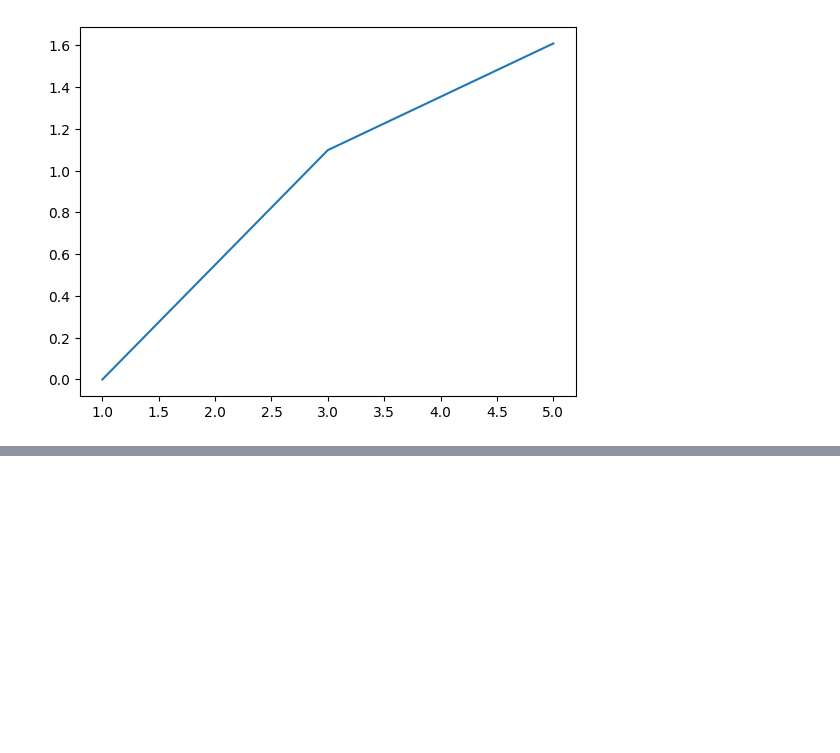
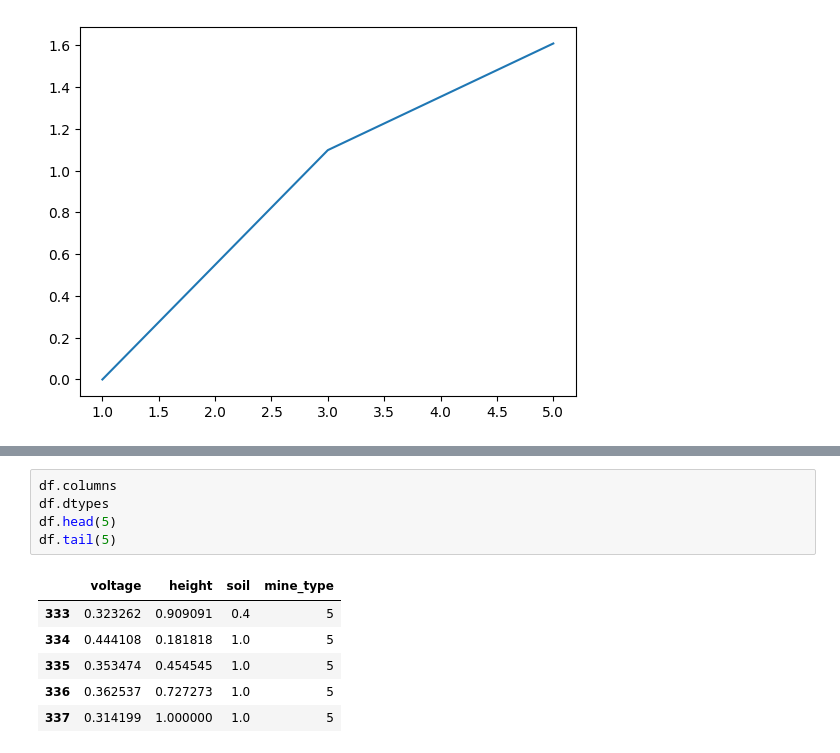
Before and after one commit to JasonYe05/scratchpad, a Jupyter notebook: nb_2026_01_05.ipynb, the cells around one changed output, grey strips where cells are left out. Saved outputs shown, nothing was run; the diff lists cells and outputs as text; blank space fills up the shorter version.

```diff
--- a/nb_2026_01_05.ipynb
+++ b/nb_2026_01_05.ipynb
@@ -43,0 +44,12 @@ df.head()
+# %%
+df.columns
+df.dtypes
+df.head(5)
+df.tail(5)
+# %% [output]
+|  | voltage | height | soil | mine_type |
+| 333 | 0.323262 | 0.909091 | 0.4 | 5 |
+| 334 | 0.444108 | 0.181818 | 1.0 | 5 |
+| 335 | 0.353474 | 0.454545 | 1.0 | 5 |
+| 336 | 0.362537 | 0.727273 | 1.0 | 5 |
+| 337 | 0.314199 | 1.000000 | 1.0 | 5 |
```
Also changed, not shown: parts of 1 cell of this notebook.
